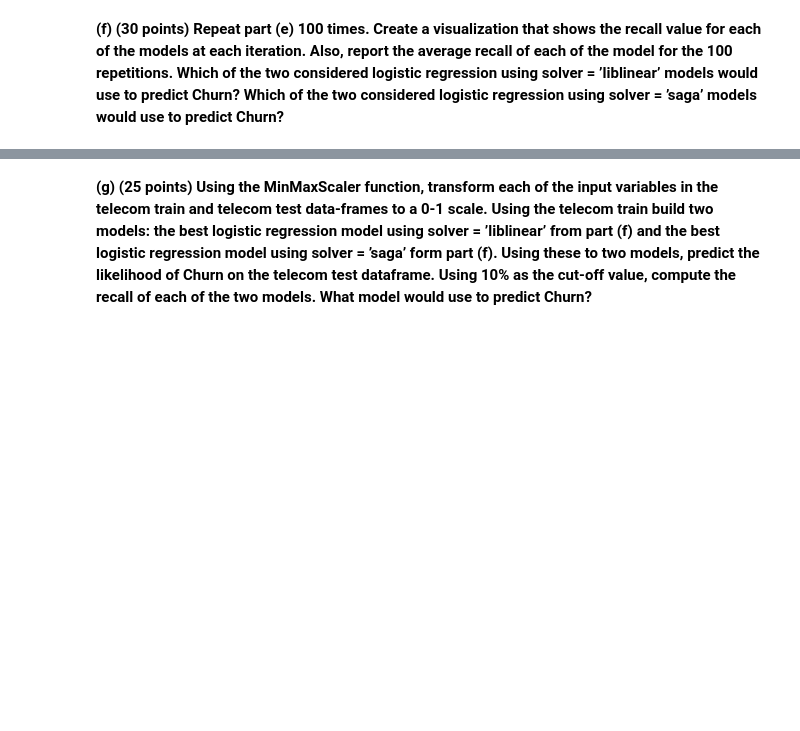
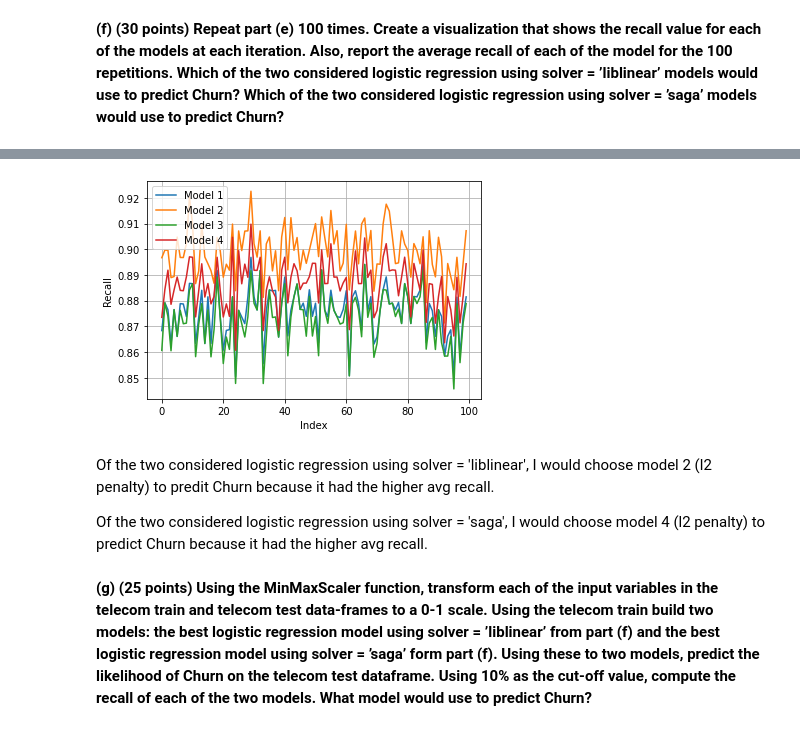
Before and after one commit to craigshaf50/DATA-445, a Jupyter notebook: Exams/Exam1/Exam1_Q2.ipynb, the cells around one changed output, grey strips where cells are left out. Saved outputs shown, nothing was run; the diff lists cells and outputs as text; code cells hidden in the pictures; blank space fills up the shorter version.

```diff
--- a/Exams/Exam1/Exam1_Q2.ipynb
+++ b/Exams/Exam1/Exam1_Q2.ipynb
@@ -133,0 +130,29 @@ y = telecom_train['Churn']
+# %%
+#defining input and target variables
+x = telecom_train[['Account_length', 'International_plan', 'Voice_mail_plan', 'total_charge', 'Customer_service_calls']]
+y = telecom_train['Churn']
+
+#list to store coefficients
+coef = list()
+
+for i in range (0,1000):
+    #split into train and test
+    x_train,x_test,y_train,y_test = train_test_split(x,y,test_size=0.2,stratify=y)
+
+    #transforming the input data
+    scaler = MinMaxScaler()
+    x_train = scaler.fit_transform(x_train)
+    x_test = scaler.fit_transform(x_test)
+
+    #extracting best lambda with lasso cross-validation
+    lasso_cv = LassoCV(normalize = True, cv = 5).fit(x_train, y_train)
+
+    #building lasso
+    lasso_md = Lasso(alpha = lasso_cv.alpha_, normalize = True).fit(x_train,y_train)
+
+    #storing estimated coefficients
+    coef.append(lasso_md.coef_)
+
+#turning the list to dataframe
+coef_data = pd.DataFrame(coef)
+coef_data
@@ -133,0 +185,3 @@ y = telecom_train['Churn']
+# %%
+telecom_train = telecom_train.drop(['Account_length'], axis = 1)
+telecom_test = telecom_test.drop(['Account_length'], axis = 1)
@@ -144,2 +382,19 @@ y = telecom_train['Churn']
+# %%
+index=np.linspace(0,99,num=100)
+plt.plot(index,md1_results, label = 'Model 1')
+plt.plot(index,md2_results, label = 'Model 2')
+plt.plot(index,md3_results, label = 'Model 3')
+plt.plot(index,md4_results, label = 'Model 4')
+plt.xlabel('Index')
+plt.ylabel('Recall')
+plt.legend()
+plt.grid()
+plt.show()
+# %% [output]
+[figure, added]
+# %% [markdown]
+Of the two considered logistic regression using solver = 'liblinear', I would choose model 2 (l2 penalty) to predit Churn because it had the higher avg recall.
+
+Of the two considered logistic regression using solver = 'saga', I would choose model 4 (l2 penalty) to predict Churn because it had the higher avg recall.
 # %% [markdown]
 **(g) (25 points) Using the MinMaxScaler function, transform each of the input variables in the telecom train and telecom test data-frames to a 0-1 scale. Using the telecom train build two models: the best logistic regression model using solver = ’liblinear’ from part (f) and the best logistic regression model using solver = ’saga’ form part (f). Using these to two models, predict the likelihood of Churn on the telecom test dataframe. Using 10% as the cut-off value, compute the recall of each of the two models. What model would use to predict Churn?**
```
Also changed, not shown: parts of 11 cells of this notebook, 1 other file.
